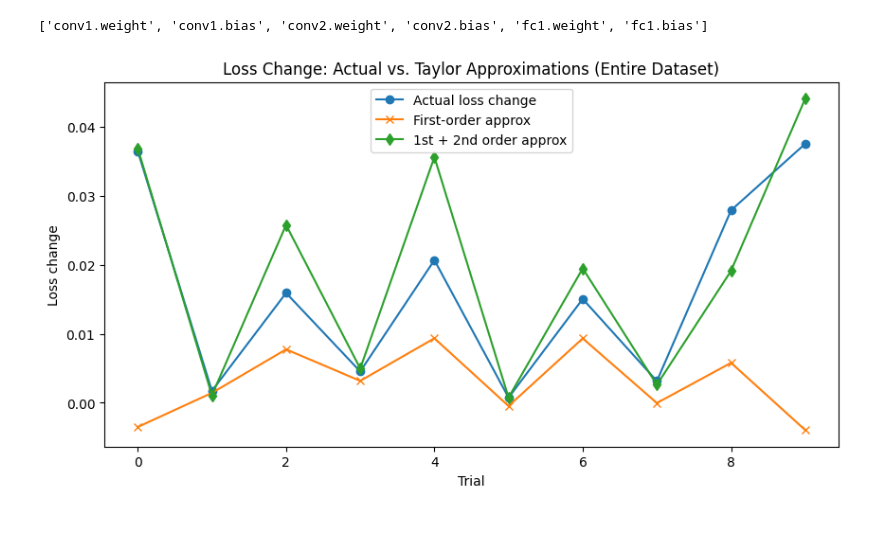
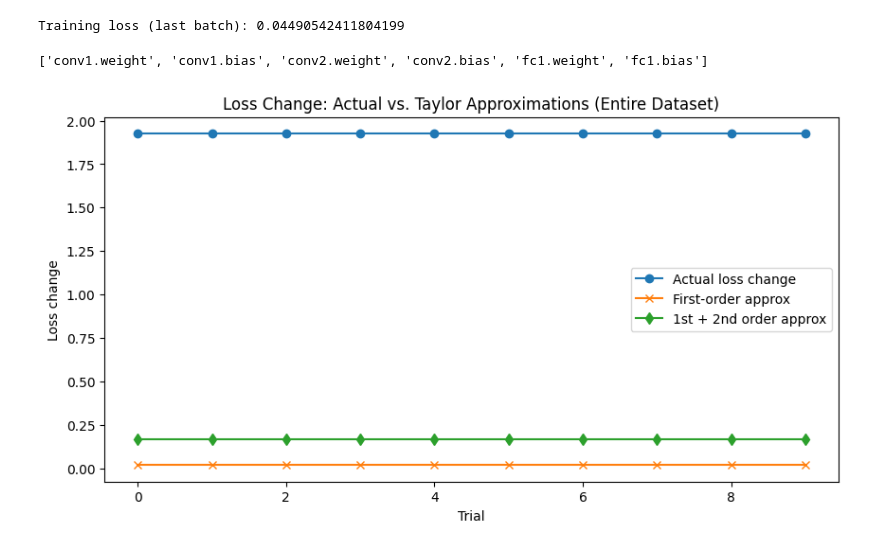
Before and after one commit to davidgonmar/model-compression-exps, a Jupyter notebook: loss_estimation_pruning_taylor.ipynb, the cells around one changed output. Saved outputs shown, nothing was run; the diff lists cells and outputs as text; code cells hidden in the pictures.

```diff
--- a/loss_estimation_pruning_taylor.ipynb
+++ b/loss_estimation_pruning_taylor.ipynb
@@ -243,3 +213,39 @@ torch.cuda.empty_cache()
+# %%
+import torch
+import torch.nn as nn
+import torch.optim as optim
+import torchvision
+import torchvision.transforms as transforms
+import random
+from torchvision.models import resnet18
+
+device = torch.device("cuda" if torch.cuda.is_available() else "cpu")
+
+model = resnet18(pretrained=True)
+model.conv1 = nn.Conv2d(1, 64, kernel_size=7, stride=2, padding=3, bias=False)
+model.fc = nn.Linear(model.fc.in_features, 10)
+model = model.to(device)
+
+transform = transforms.Compose([transforms.ToTensor()])
+train_dataset = torchvision.datasets.MNIST(root='./data', train=True, download=True, transform=transform)
+train_loader = torch.utils.data.DataLoader(train_dataset, batch_size=1024, shuffle=True)
+eval_loader = torch.utils.data.DataLoader(train_dataset, batch_size=1024, shuffle=False)
+
+criterion = nn.CrossEntropyLoss()
+optimizer = optim.Adam(model.parameters(), lr=1e-3)
+
+model.train()
+for i in range(2):
+    for batch_idx, (data, target) in enumerate(train_loader):
+        data, target = data.to(device), target.to(device)
+        optimizer.zero_grad()
+        output = model(data)
+        loss = criterion(output, target)
+        loss.backward()
+        optimizer.step()
+print("Training loss (last batch):", loss.item())
+# %% [output]
+Training loss (last batch): 0.04490542411804199
 # %%
 
 
@@ -259,6 +265,7 @@ eval_loader = torch.utils.data.DataLoader(torch.utils.data.Subset(train_dataset,
 baseline_loss_value = compute_average_loss(model, eval_loader, criterion, device)
 
 baseline_loss = torch.tensor(baseline_loss_value).to(device)
+param_keys = [name for name, _ in named_params]
 for i in range(num_trials):
     model.train()
     loss = compute_differentiable_average_loss(model, eval_loader, criterion, device)
@@ -267,7 +274,8 @@ for i in range(num_trials):
 
     #named_deltas = get_perturbation_randn(named_params, [name for name, _ in named_params], epsilon)
     #named_deltas = get_perturbation_remove_percentage(named_params, ["fc.weight"], 0.01)
-    named_deltas = get_perturbation_remove_columns(named_params, ["conv1.weight"], 0.05)
+    #named_deltas = get_perturbation_remove_columns(named_params, ["conv1.weight"], 0.05)
+    named_deltas = get_perturbation_leave_rank(named_params, ["fc1.weight"], 0)
     deltas = [d for _, d in named_deltas.items()]
 
     first_order = sum(torch.sum(g * d) for g, d in zip(grads, deltas))
@@ -279,31 +287,32 @@ for i in range(num_trials):
 
     original_params = [p.clone() for p in params]
 
     with torch.no_grad():
         for p, d in zip(params, deltas):
+
             p.add_(d)
 
     perturbed_loss_value = compute_average_loss(model, eval_loader, criterion, device)
     actual_change = perturbed_loss_value - baseline_loss_value
 
     with torch.no_grad():
         for p, orig in zip(params, original_params):
             p.copy_(orig)
 
     actual_changes.append(actual_change)
     first_order_terms.append(first_order.item())
     second_order_terms.append(second_order.item())
     taylor_predictions.append(taylor_pred.item())
 
 plt.figure(figsize=(10, 5))
 plt.plot(range(num_trials), actual_changes, label="Actual loss change", marker='o')
 plt.plot(range(num_trials), first_order_terms, label="First-order approx", marker='x')
 plt.plot(range(num_trials), taylor_predictions, label="1st + 2nd order approx", marker='d')
 plt.xlabel("Trial")
 plt.ylabel("Loss change")
 plt.title("Loss Change: Actual vs. Taylor Approximations (Entire Dataset)")
 plt.legend()
 plt.show()
 # %% [output]
 ['conv1.weight', 'conv1.bias', 'conv2.weight', 'conv2.bias', 'fc1.weight', 'fc1.bias']
-[figure, old version]
+[figure, new version]
```
Also changed, not shown: parts of 5 cells of this notebook.
